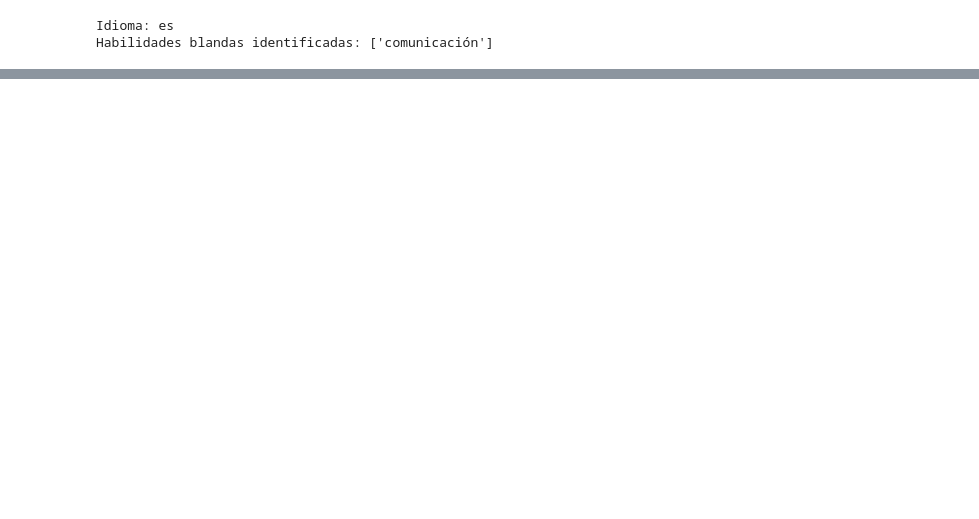
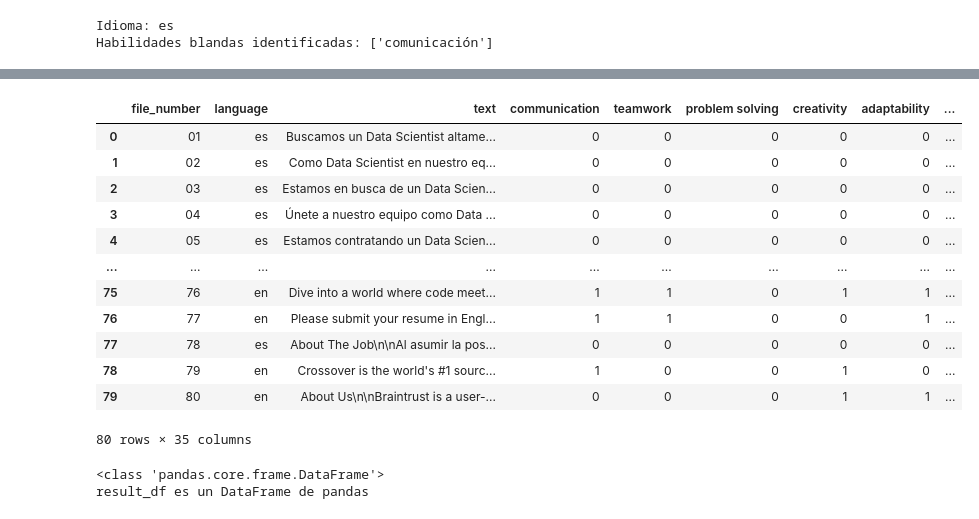
Before and after one commit to Luis-Romero70/Modelo-NLP-para-Soft-Skills, a Jupyter notebook: label_soft_skills.ipynb, the cells around one changed output, grey strips where cells are left out. Cells and saved outputs as stored; diff of their text form; code cells hidden in the pictures; blank space fills up the shorter version.

```diff
--- a/label_soft_skills.ipynb
+++ b/label_soft_skills.ipynb
@@ -154,0 +230,28 @@ labeled_data.to_csv('label_data.csv', index=False, sep=";")
+# %%
+result_df
+# %% [output]
+|  | file_number | language | text | communication | teamwork | problem solving | creativity | adaptability | ... |
+| 0 | 01 | es | Buscamos un Data Scientist altame... | 0 | 0 | 0 | 0 | 0 | ... |
+| 1 | 02 | es | Como Data Scientist en nuestro eq... | 0 | 0 | 0 | 0 | 0 | ... |
+| 2 | 03 | es | Estamos en busca de un Data Scien... | 0 | 0 | 0 | 0 | 0 | ... |
+| 3 | 04 | es | Únete a nuestro equipo como Data ... | 0 | 0 | 0 | 0 | 0 | ... |
+| 4 | 05 | es | Estamos contratando un Data Scien... | 0 | 0 | 0 | 0 | 0 | ... |
+| ... | ... | ... | ... | ... | ... | ... | ... | ... | ... |
+| 75 | 76 | en | Dive into a world where code meet... | 1 | 1 | 0 | 1 | 1 | ... |
+| 76 | 77 | en | Please submit your resume in Engl... | 1 | 1 | 0 | 0 | 1 | ... |
+| 77 | 78 | es | About The Job\n\nAl asumir la pos... | 0 | 0 | 0 | 0 | 0 | ... |
+| 78 | 79 | en | Crossover is the world's #1 sourc... | 1 | 0 | 0 | 1 | 0 | ... |
+| 79 | 80 | en | About Us\n\nBraintrust is a user-... | 0 | 0 | 0 | 1 | 1 | ... |
+80 rows × 35 columns
+# %%
+# Puedes imprimir el tipo del objeto utilizando la función type()
+print(type(result_df))
+
+# Luego, puedes verificar específicamente si es un DataFrame de pandas
+if isinstance(result_df, pd.DataFrame):
+    print("result_df es un DataFrame de pandas")
+else:
+    print("result_df no es un DataFrame de pandas")
+# %% [output]
+<class 'pandas.core.frame.DataFrame'>
+result_df es un DataFrame de pandas
```
Also changed, not shown: parts of 6 cells of this notebook, 26 other files.
